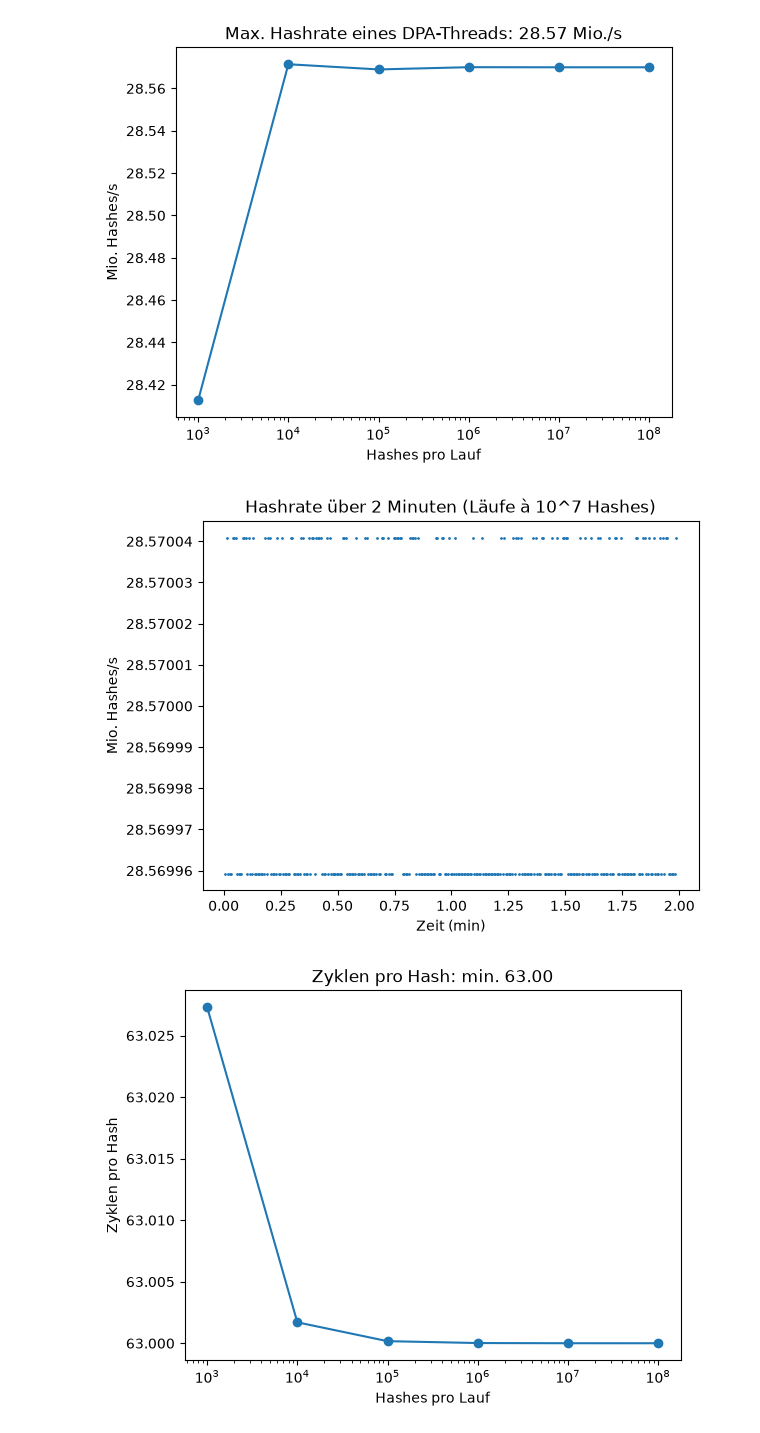
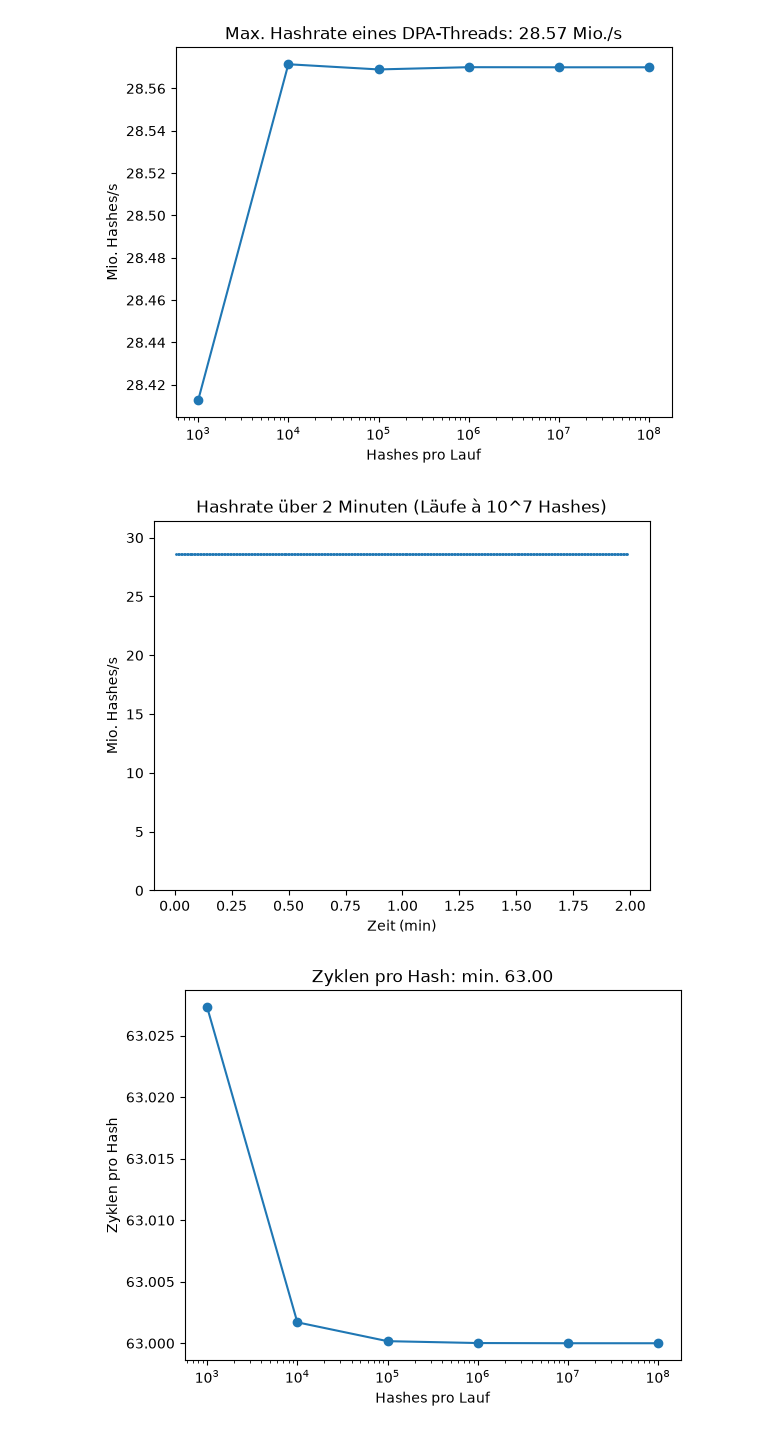
Before and after one commit to gespel/Masterarbeit, a Jupyter notebook: experiments/hashing/auswertung.ipynb, the cells around one changed output. Cells and saved outputs as stored; diff of their text form; code cells hidden in the pictures.

```diff
--- a/experiments/hashing/auswertung.ipynb
+++ b/experiments/hashing/auswertung.ipynb
@@ -21,12 +21,13 @@ plt.show()
 # %%
 plt.plot(stab["t_s"] / 60, stab["hashes_per_s"] / 1e6, ".", markersize=2)
 plt.ticklabel_format(axis="y", useOffset=False)
+plt.ylim(0, 1.1 * stab["hashes_per_s"].max() / 1e6)
 plt.xlabel("Zeit (min)")
 plt.ylabel("Mio. Hashes/s")
 plt.title("Hashrate über 2 Minuten (Läufe à 10^7 Hashes)")
 plt.show()
 # %% [output]
-[figure, old version]
+[figure, new version]
 # %%
 bench["cycles_per_hash"] = bench["cycles"] / bench["n"]
 mean_cyc = bench.groupby("n")["cycles_per_hash"].mean()
```
Also changed, not shown: parts of 2 cells of this notebook, 4 other files.
